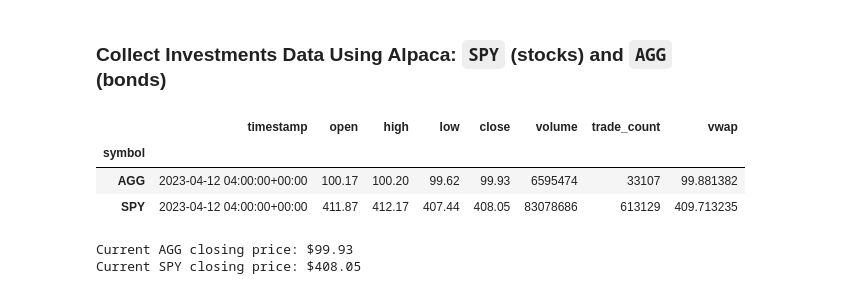
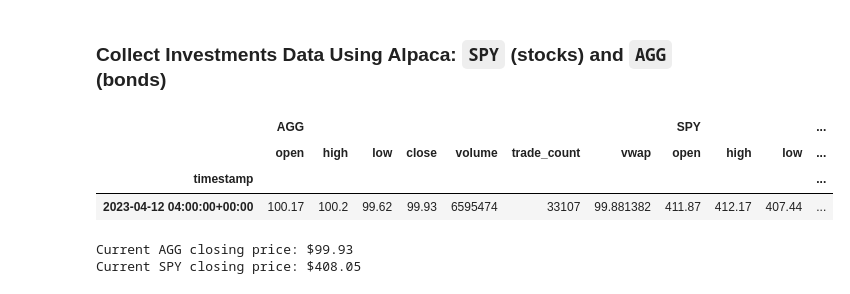
Before and after one commit to regulolanz/Personal-Finance-Planner, a Jupyter notebook: financial-planner.ipynb, the cells around one changed output. Drawn from its saved outputs; the diff is of its cells as text; code cells hidden in the pictures.

```diff
--- a/financial-planner.ipynb
+++ b/financial-planner.ipynb
@@ -68,42 +68,35 @@ api = tradeapi.REST(
 # %%
 # Format current date as ISO format
 today = pd.Timestamp("2023-04-12", tz="America/New_York").isoformat()
 
 # Set the tickers
 tickers = ["AGG", "SPY"]
 
 # Set timeframe to "1Day" for Alpaca API
 timeframe = "1D"
 
 # Get current closing prices for SPY and AGG
 df_portfolio = api.get_bars(
     tickers,
     timeframe,
     start=today,
     end=today,
-    adjustment='raw'
 ).df
 
 # Reorganize the DataFrame
 # Separate ticker data
-agg_df = df_portfolio.loc[df_portfolio["symbol"] == "AGG"]
-spy_df = df_portfolio.loc[df_portfolio["symbol"] == "SPY"]
+AGG = df_portfolio[df_portfolio["symbol"]=="AGG"].drop("symbol", axis=1)
+SPY = df_portfolio[df_portfolio["symbol"]=="SPY"].drop("symbol", axis=1)
 
 # Concatenate the ticker DataFrames
-combined_df = pd.concat([agg_df, spy_df], axis=0)
-
-# Reset index
-combined_df.reset_index(inplace=True)
-
-# Set index to symbol
-combined_df.set_index("symbol", inplace=True)
+combined_df = pd.concat([AGG, SPY], axis=1, keys=["AGG","SPY"])
 
 # Preview DataFrame
 combined_df.head()
 # %% [output]
-|  | timestamp | open | high | low | close | volume | trade_count | vwap |
-| symbol |  |  |  |  |  |  |  |  |
-| AGG | 2023-04-12 04:00:00+00:00 | 100.17 | 100.20 | 99.62 | 99.93 | 6595474 | 33107 | 99.881382 |
-| SPY | 2023-04-12 04:00:00+00:00 | 411.87 | 412.17 | 407.44 | 408.05 | 83078686 | 613129 | 409.713235 |
+|  | AGG |  |  |  |  |  |  | SPY |  |  | ... |
+|  | open | high | low | close | volume | trade_count | vwap | open | high | low | ... |
+| timestamp |  |  |  |  |  |  |  |  |  |  | ... |
+| 2023-04-12 04:00:00+00:00 | 100.17 | 100.2 | 99.62 | 99.93 | 6595474 | 33107 | 99.881382 | 411.87 | 412.17 | 407.44 | ... |
 # %%
 # Pick AGG and SPY close prices
```
Also changed, not shown: parts of 12 cells of this notebook.
